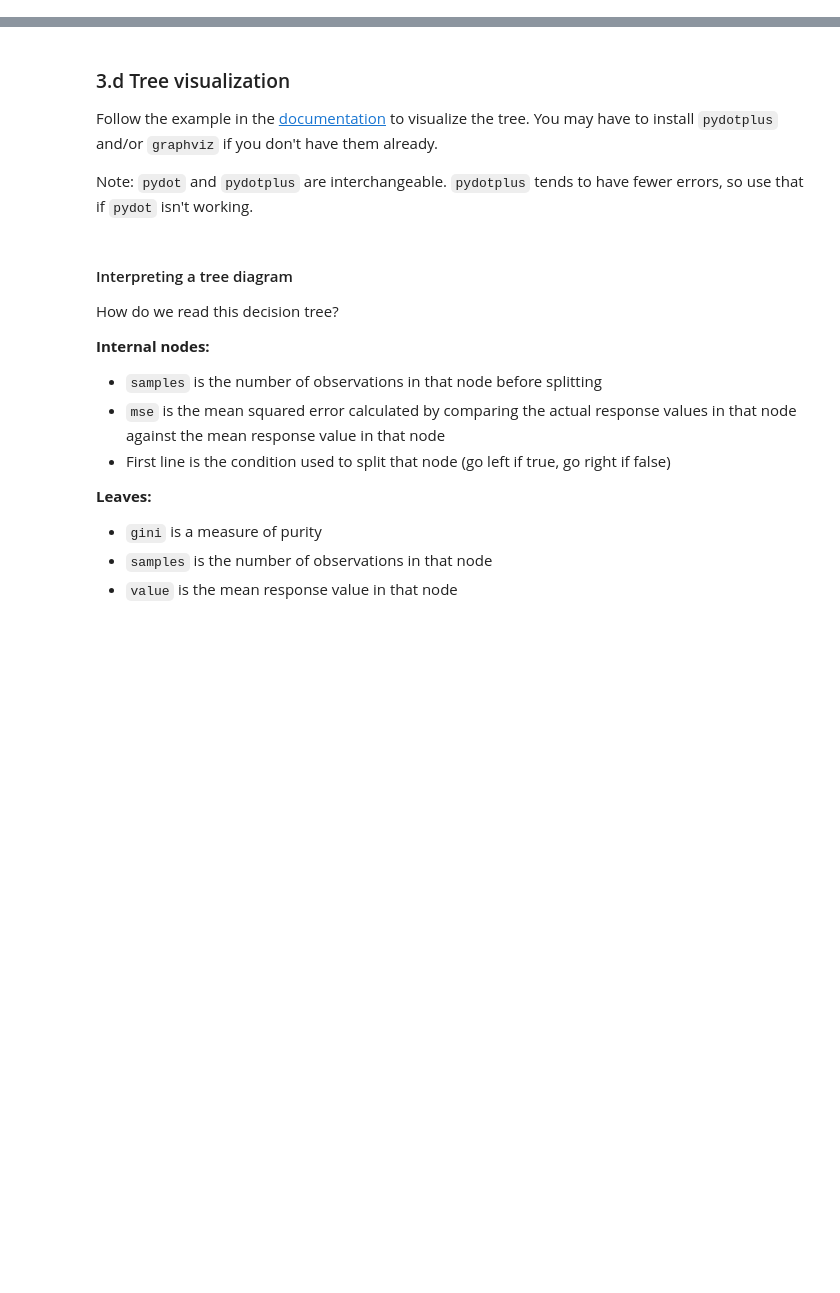
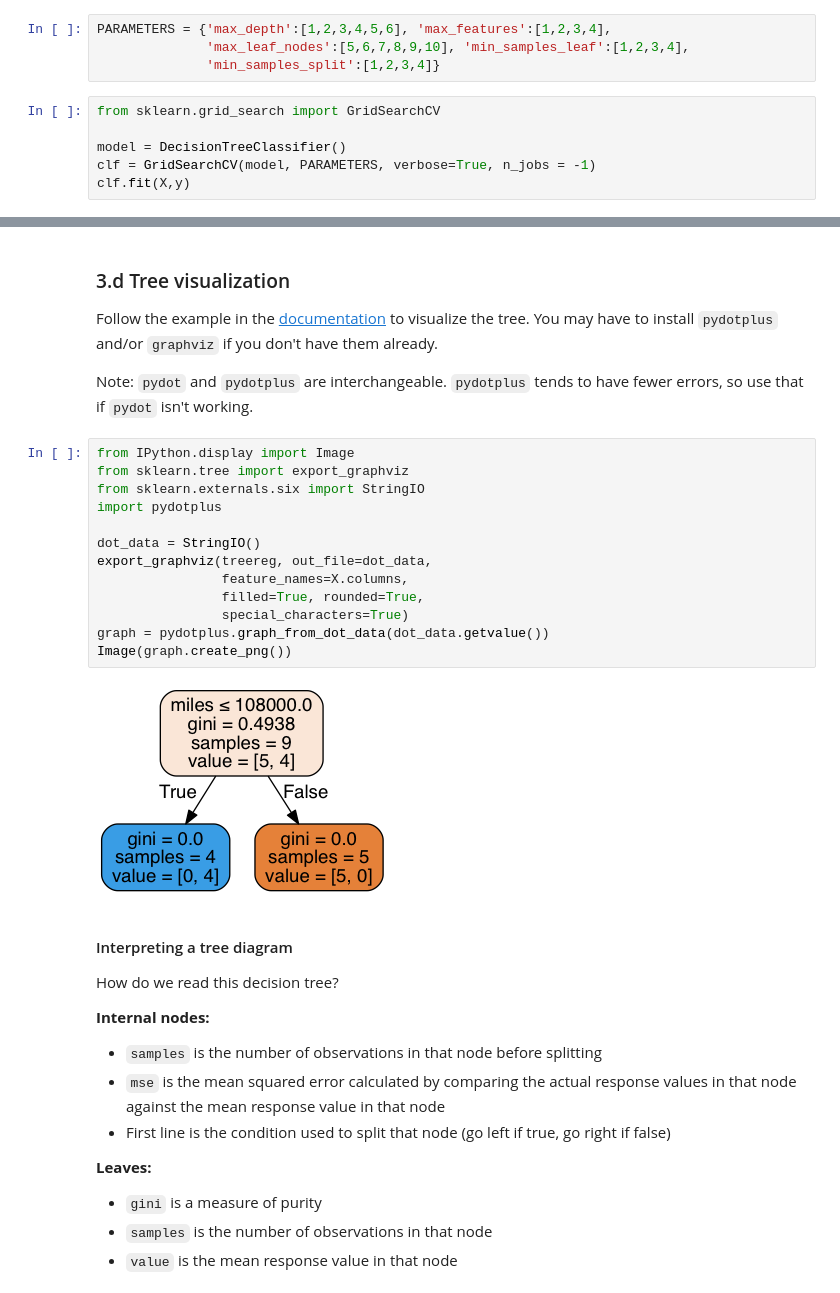
Before and after one commit to yawitzd/DSI-NYC-1, a Jupyter notebook: curriculum/week-06/1.2-lab-trees/code/starter-code/starter-code-1_2.ipynb, the cells around one changed output, grey strips where cells are left out. Cells and saved outputs as stored; diff of their text form; blank space fills up the shorter version.

```diff
--- a/curriculum/week-06/1.2-lab-trees/code/starter-code/starter-code-1_2.ipynb
+++ b/curriculum/week-06/1.2-lab-trees/code/starter-code/starter-code-1_2.ipynb
@@ -105,0 +209,10 @@ The `DecisionTreeClassifier` offers few global parameters that can be changed at
+# %%
+PARAMETERS = {'max_depth':[1,2,3,4,5,6], 'max_features':[1,2,3,4],
+              'max_leaf_nodes':[5,6,7,8,9,10], 'min_samples_leaf':[1,2,3,4],
+              'min_samples_split':[1,2,3,4]}
+# %%
+from sklearn.grid_search import GridSearchCV
+
+model = DecisionTreeClassifier()
+clf = GridSearchCV(model, PARAMETERS, verbose=True, n_jobs = -1)
+clf.fit(X,y)
@@ -116,6 +264,21 @@ Follow the example in the [documentation](http://scikit-learn.org/stable/modules
 You may have to install `pydotplus` and/or `graphviz` if you don't have them already.
 
 Note: `pydot` and `pydotplus` are interchangeable. `pydotplus` tends to have fewer errors, so use that if `pydot` isn't working.
+# %%
+from IPython.display import Image
+from sklearn.tree import export_graphviz
+from sklearn.externals.six import StringIO
+import pydotplus
+
+dot_data = StringIO()
+export_graphviz(treereg, out_file=dot_data,
+                feature_names=X.columns,
+                filled=True, rounded=True,
+                special_characters=True)
+graph = pydotplus.graph_from_dot_data(dot_data.getvalue())
+Image(graph.create_png())
+# %% [output]
+[figure, added]
 # %% [markdown]
 #### Interpreting a tree diagram
 
```
Also changed, not shown: parts of 31 cells of this notebook, 2 other files.
